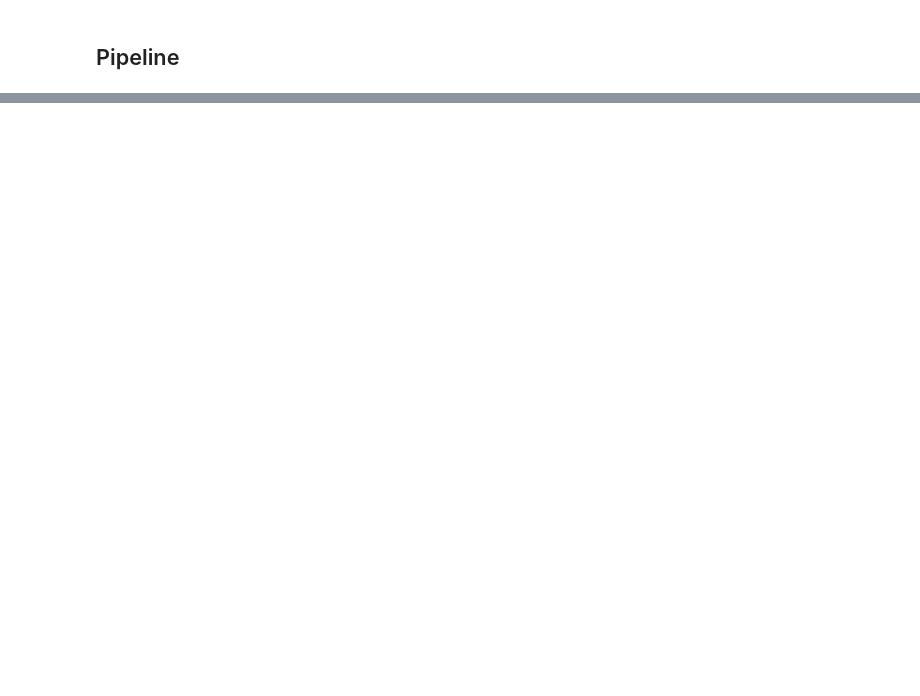
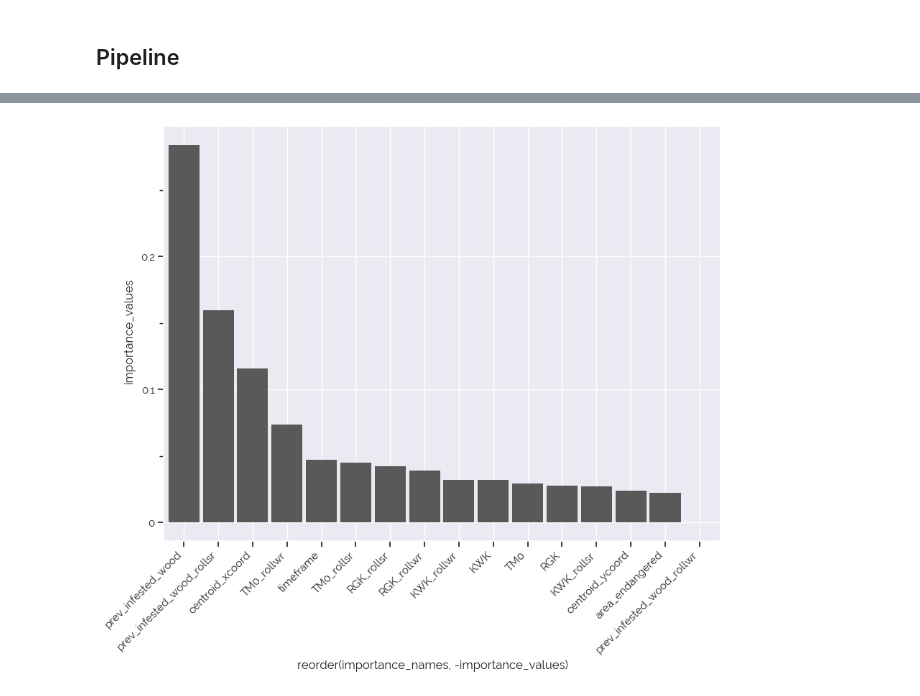
Before and after one commit to ho-ya/Bark_Beetle_Sachsenforst, a Jupyter notebook: 3_Initial_Model.ipynb, the cells around one changed output, grey strips where cells are left out. Cells and saved outputs as stored; diff of their text form; code cells hidden in the pictures; blank space fills up the shorter version.

```diff
--- a/3_Initial_Model.ipynb
+++ b/3_Initial_Model.ipynb
@@ -296,3 +294,17 @@ array([0.16806196, 0.02302644, 0.04363305, 0.02397452, 0.02762127,
+# %%
+importance_values = best_model.feature_importances_
+importance_names = X_train.columns
+
+p9.options.figure_size = (10, 7.5)
+
+(
+    p9.ggplot()
+    + p9.geom_col(p9.aes('reorder(importance_names, -importance_values)', y='importance_values'))
+    + p9.theme_seaborn()
+    + p9.theme(axis_text_x=p9.element_text(rotation=45, hjust=1))
+).draw();
+# %% [output]
+[figure, added]
 # %%
 results_df = pd.concat([X_train, X_val])
 results_df['id'] = pd.concat([id_train, id_val])
```
Also changed, not shown: parts of 19 cells of this notebook, 2 other files.
